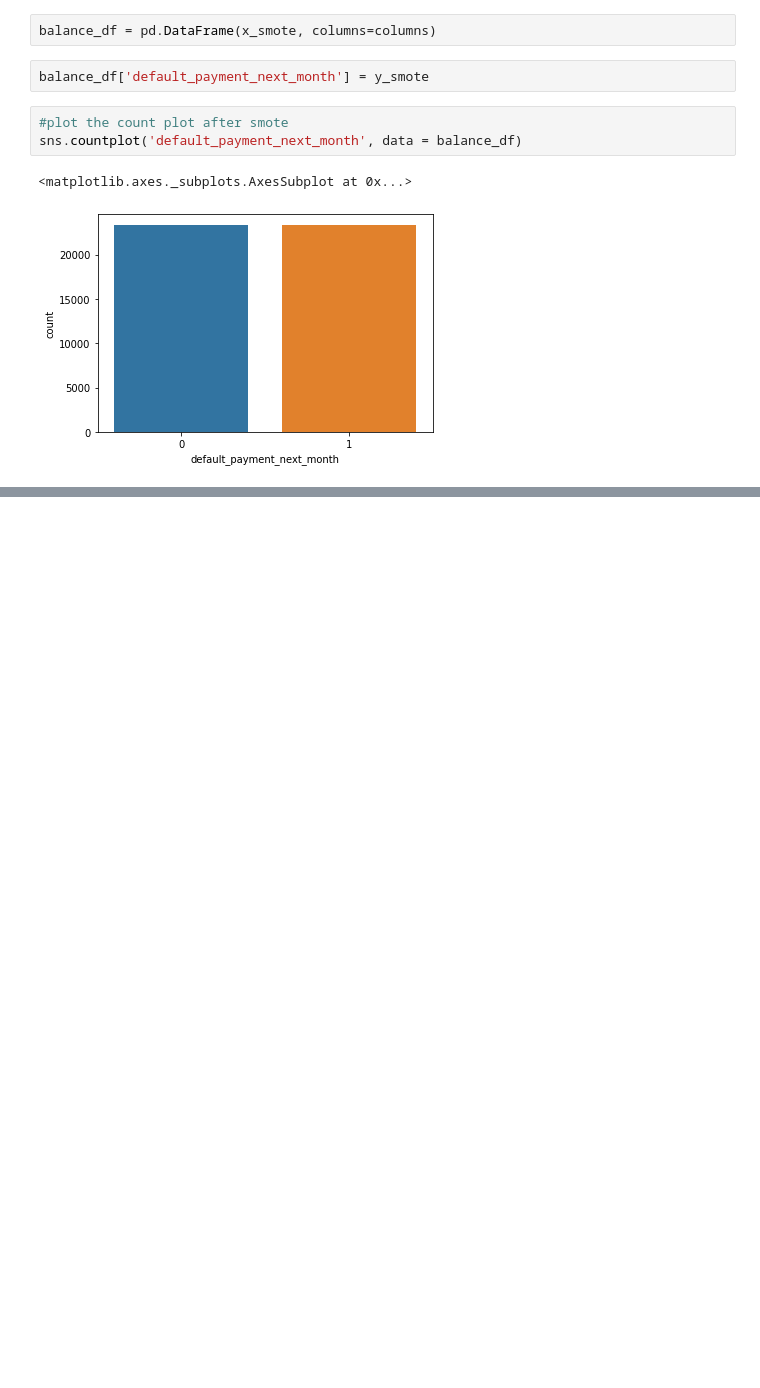
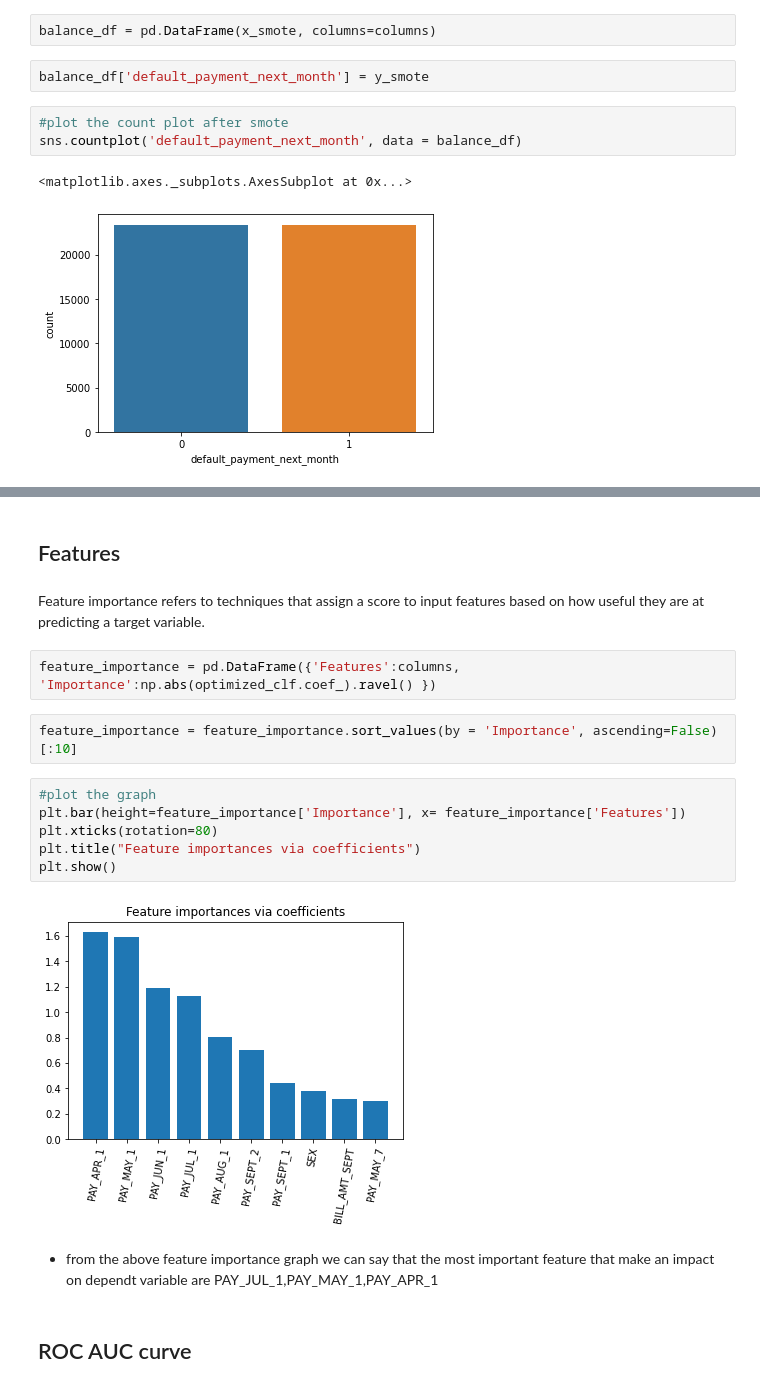
Before and after one commit to avinashyadav11/Credit-Card-Default-Prediction, a Jupyter notebook: Credit_Card_Default_Prediction_Capstone_Project.ipynb, the cells around one changed output, grey strips where cells are left out. Cells and saved outputs as stored; diff of their text form; blank space fills up the shorter version.

```diff
--- a/Credit_Card_Default_Prediction_Capstone_Project.ipynb
+++ b/Credit_Card_Default_Prediction_Capstone_Project.ipynb
@@ -795,0 +1091,20 @@ sns.countplot('default_payment_next_month', data = balance_df)
+# %% [markdown]
+## Features
+# %% [markdown]
+Feature importance refers to techniques that assign a score to input features based on how useful they are at predicting a target variable.
+# %%
+feature_importance = pd.DataFrame({'Features':columns, 'Importance':np.abs(optimized_clf.coef_).ravel() })
+# %%
+feature_importance = feature_importance.sort_values(by = 'Importance', ascending=False)[:10]
+# %%
+#plot the graph
+plt.bar(height=feature_importance['Importance'], x= feature_importance['Features'])
+plt.xticks(rotation=80)
+plt.title("Feature importances via coefficients")
+plt.show()
+# %% [output]
+[figure, added]
+# %% [markdown]
+* from the above feature importance graph we can say that the most important feature that make an impact on dependt variable are PAY_JUL_1,PAY_MAY_1,PAY_APR_1
+# %% [markdown]
+## ROC AUC curve
```
Also changed, not shown: parts of 53 cells of this notebook.
